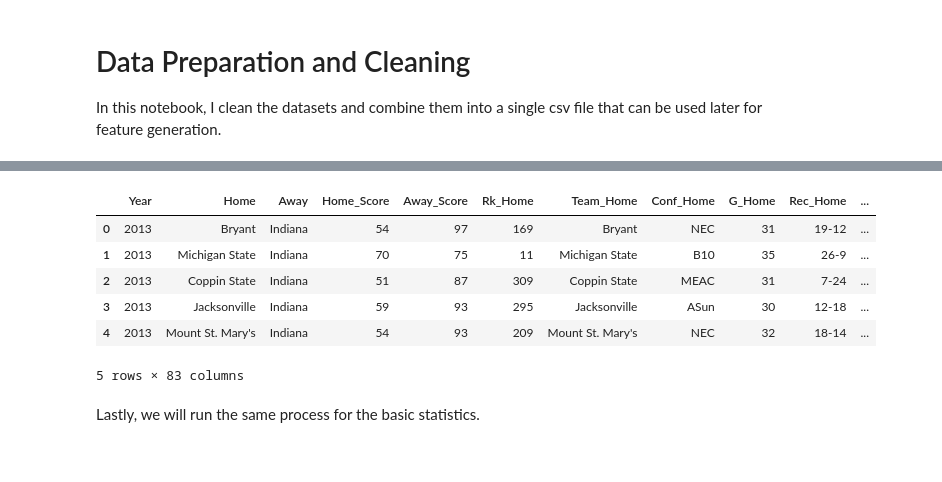
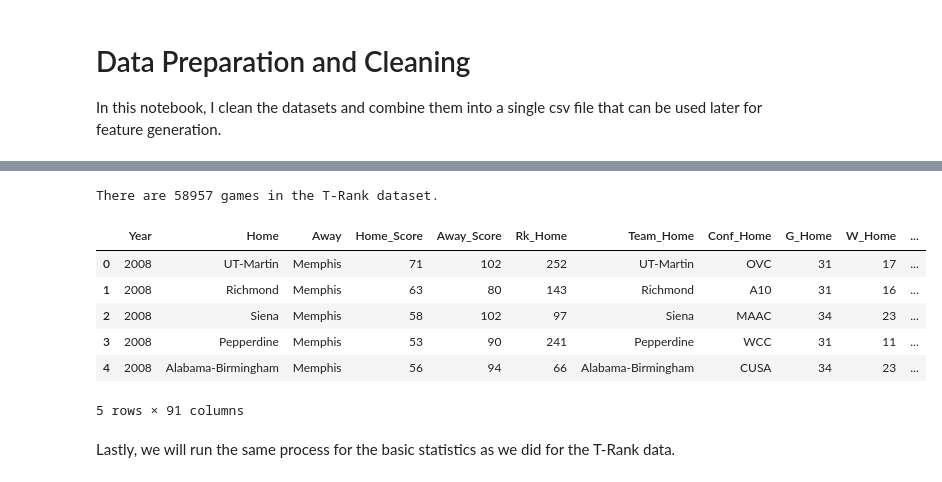
Before and after one commit to pjmartinkus/College_Basketball, a Jupyter notebook: Notebooks/Data Preparation and Cleaning.ipynb, the cells around one changed output, grey strips where cells are left out. Saved outputs shown, nothing was run; the diff lists cells and outputs as text; code cells hidden in the pictures.

```diff
--- a/Notebooks/Data Preparation and Cleaning.ipynb
+++ b/Notebooks/Data Preparation and Cleaning.ipynb
@@ -19,6 +39,6 @@ First, we need to edit the school names in the kenpom, basic stats and T-Rank da
 # %%
 # The location where the files will be saved
-path = '/Users/phil/Documents/Documents/College_Basketball/Data/'
+path = '../Data/'
 
 # Store a dataframe of kenpom data for each year in a list
 kenpom_data = {}
@@ -26,21 +46,24 @@ TRank_data = {}
 stats_data = {}
 
 # We need to clean each statistics data set
-for year in range(2002, 2020):
+for year in range(2002, this_year):
 
     # Load this year's data and clean up the school names to match up with scores data
     data_kenpom = pd.read_csv('{0}Kenpom/{1}_kenpom.csv'.format(path, year))
     kenpom_data[year] = cbb.update_kenpom(data_kenpom)
+    assert len(cbb.check_for_missing_names(regular_season[year], kenpom_data[year], False)) == 0
 
     # TRank data starts in 2008 and the team name column is called school instead of team
     if year > 2007:
         data_TRank =  pd.read_csv('{0}TRank/{1}_TRank.csv'.format(path, year))
         TRank_data[year] = cbb.update_TRank(data_TRank)
+        assert len(cbb.check_for_missing_names(regular_season[year], TRank_data[year], False)) == 0
 
     # Basic stats data starts in 2010
     if year > 2009:
         data_stats =  pd.read_csv('{0}SportsReference/{1}_stats.csv'.format(path, year))
         data_stats = data_stats.rename(index=str, columns={'School': 'Team'})
         stats_data[year] = cbb.update_basic(data_stats)
+        assert len(cbb.check_for_missing_names(regular_season[year], stats_data[year], False)) == 0
 # %%
 # Lets take a quick look at one of the datasets
@@ -109,51 +136,64 @@ Now we will clean up the team names in the T-Rank data and join it with the game
 # %%
 # Save the paths to the scores data
-scores_path = '../Data/Scores/'
-save_path = '../Data/Combined_Data/TRank/'
+save_path = '../Data/Combined_Data/'
 
 # Save the joined tables in dictionaries
 regular = {}
 march = {}
 
 # We need to first join datasets from the same year
-for year in range(2008, 2020):
+for year in range(2008, this_year):
 
-    # Load the scores datasets
-    regular_season = cbb.load_csv(scores_path + str(year) + '_regular_season.csv')
-    if year < 2019:
-        march_madness = cbb.load_csv(scores_path + str(year) + '_march.csv')
+    # Get only the columns we need from the kenpom data
+    kp = kenpom_data[year][['Team', 'AdjEM', 'Seed']]
 
-    # Join the dataframes to get kenpom for both home and away team
-    regular[year] = pd.merge(regular_season, TRank_data[year], left_on='Home', right_on='Team', sort=False)
+    # Join the dataframes to get TRank data and kenpom (seed, adj_em) for both home and away team
+    regular[year] = pd.merge(regular_season[year], TRank_data[year], left_on='Home', right_on='Team', sort=False)
     regular[year] = pd.merge(regular[year], TRank_data[year], left_on='Away', right_on='Team',
                              suffixes=('_Home', '_Away'), sort=False)
+    regular[year] = pd.merge(regular[year], kp, left_on='Home', right_on='Team', sort=False)
+    regular[year] = pd.merge(regular[year], kp, left_on='Away', right_on='Team',
+                             suffixes=('_Home', '_Away'), sort=False)
 
-    if year < 2019:
-        march[year] = pd.merge(march_madness, TRank_data[year], left_on='Home', right_on='Team', sort=False)
+    # Do the same for the march data (No march data for this year yet)
+    if year < this_year - 1:
+        march[year] = pd.merge(march_madness[year], TRank_data[year], left_on='Home', right_on='Team', sort=False)
         march[year] = pd.merge(march[year], TRank_data[year], left_on='Away', right_on='Team',
                                  suffixes=('_Home', '_Away'), sort=False)
+        march[year] = pd.merge(march[year], kp, left_on='Home', right_on='Team', sort=False)
+        march[year] = pd.merge(march[year], kp, left_on='Away', right_on='Team',
+                                 suffixes=('_Home', '_Away'), sort=False)
+
+        # Move non-tournament games to regular season data
+        other_games = march[year][march[year]['Seed_Home'].isnull()]
+        regular[year] = pd.concat([regular[year], other_games], ignore_index=True)
+        march[year].drop(other_games.index, inplace=True)
 
     # Add a column to indicate the year
     regular[year].insert(0, 'Year', year)
-    if year < 2019:
+    if year < this_year - 1:
         march[year].insert(0, 'Year', year)
 
-    # Save each year's data to a csv file
-    regular[year].to_csv('{0}{1}_regular_season.csv'.format(save_path, year), index=False)
-    if year < 2019:
-        march[year].to_csv('{0}{1}_march.csv'.format(save_path, year), index=False)
+# Combine the data for every year
+regular_df = pd.concat(regular, ignore_index=True)
+march_df = pd.concat(march, ignore_index=True)
+
+# Save the data to csv files
+regular_df.to_csv('{0}TRank.csv'.format(save_path))
 
 # Lets take a look at one of the data sets
-regular[2013].head()
+print("There are {} games in the T-Rank dataset.".format(len(regular_df)))
+regular_df.head()
 # %% [output]
+There are 58957 games in the T-Rank dataset.
-|  | Year | Home | Away | Home_Score | Away_Score | Rk_Home | Team_Home | Conf_Home | G_Home | Rec_Home | ... |
-| 0 | 2013 | Bryant | Indiana | 54 | 97 | 169 | Bryant | NEC | 31 | 19-12 | ... |
-| 1 | 2013 | Michigan State | Indiana | 70 | 75 | 11 | Michigan State | B10 | 35 | 26-9 | ... |
-| 2 | 2013 | Coppin State | Indiana | 51 | 87 | 309 | Coppin State | MEAC | 31 | 7-24 | ... |
-| 3 | 2013 | Jacksonville | Indiana | 59 | 93 | 295 | Jacksonville | ASun | 30 | 12-18 | ... |
-| 4 | 2013 | Mount St. Mary's | Indiana | 54 | 93 | 209 | Mount St. Mary's | NEC | 32 | 18-14 | ... |
+|  | Year | Home | Away | Home_Score | Away_Score | Rk_Home | Team_Home | Conf_Home | G_Home | W_Home | ... |
+| 0 | 2008 | UT-Martin | Memphis | 71 | 102 | 252 | UT-Martin | OVC | 31 | 17 | ... |
+| 1 | 2008 | Richmond | Memphis | 63 | 80 | 143 | Richmond | A10 | 31 | 16 | ... |
+| 2 | 2008 | Siena | Memphis | 58 | 102 | 97 | Siena | MAAC | 34 | 23 | ... |
+| 3 | 2008 | Pepperdine | Memphis | 53 | 90 | 241 | Pepperdine | WCC | 31 | 11 | ... |
+| 4 | 2008 | Alabama-Birmingham | Memphis | 56 | 94 | 66 | Alabama-Birmingham | CUSA | 34 | 23 | ... |
-5 rows × 83 columns
+5 rows × 91 columns
 # %% [markdown]
-Lastly, we will run the same process for the basic statistics.
+Lastly, we will run the same process for the basic statistics as we did for the T-Rank data.
 # %%
 # Save the paths to the scores data
```
Also changed, not shown: parts of 11 cells of this notebook.
